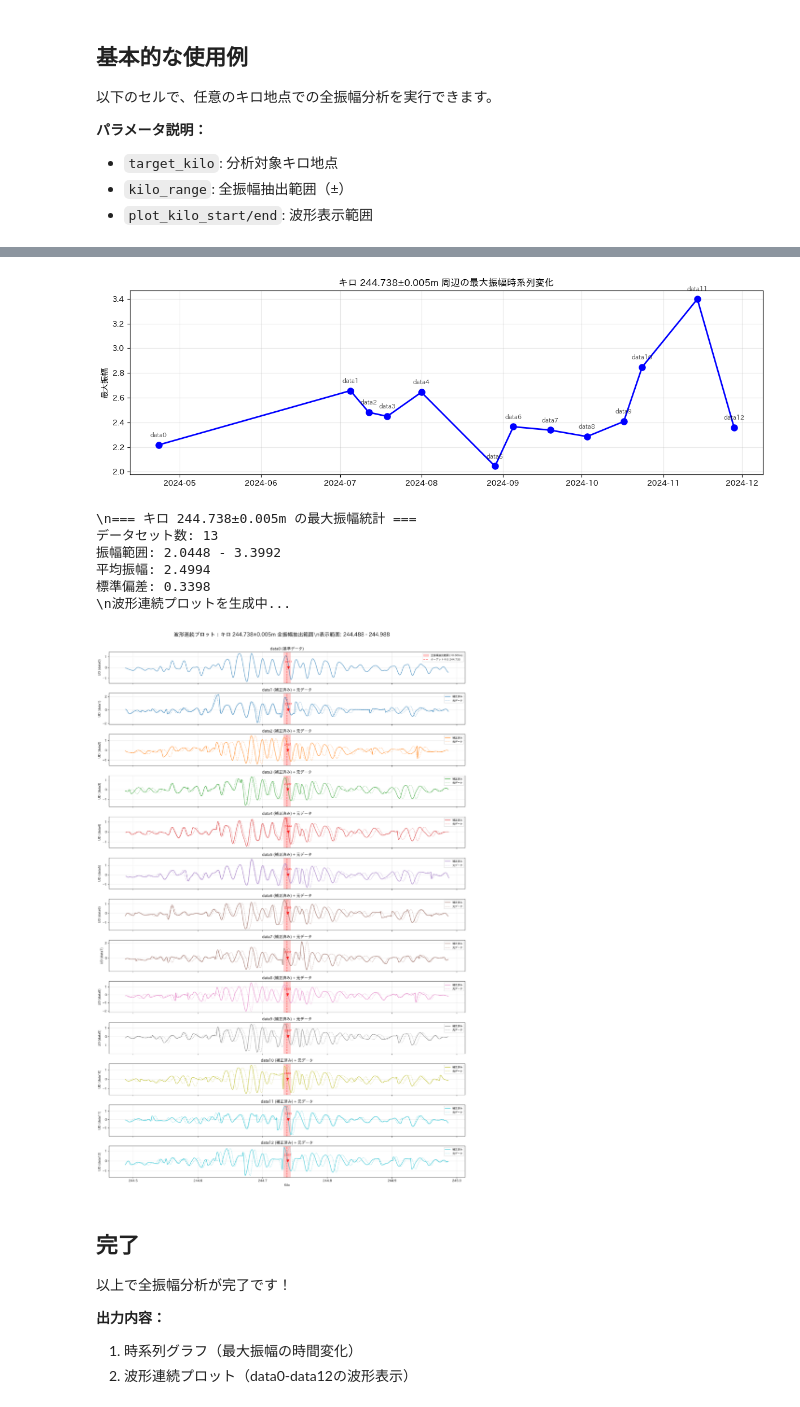
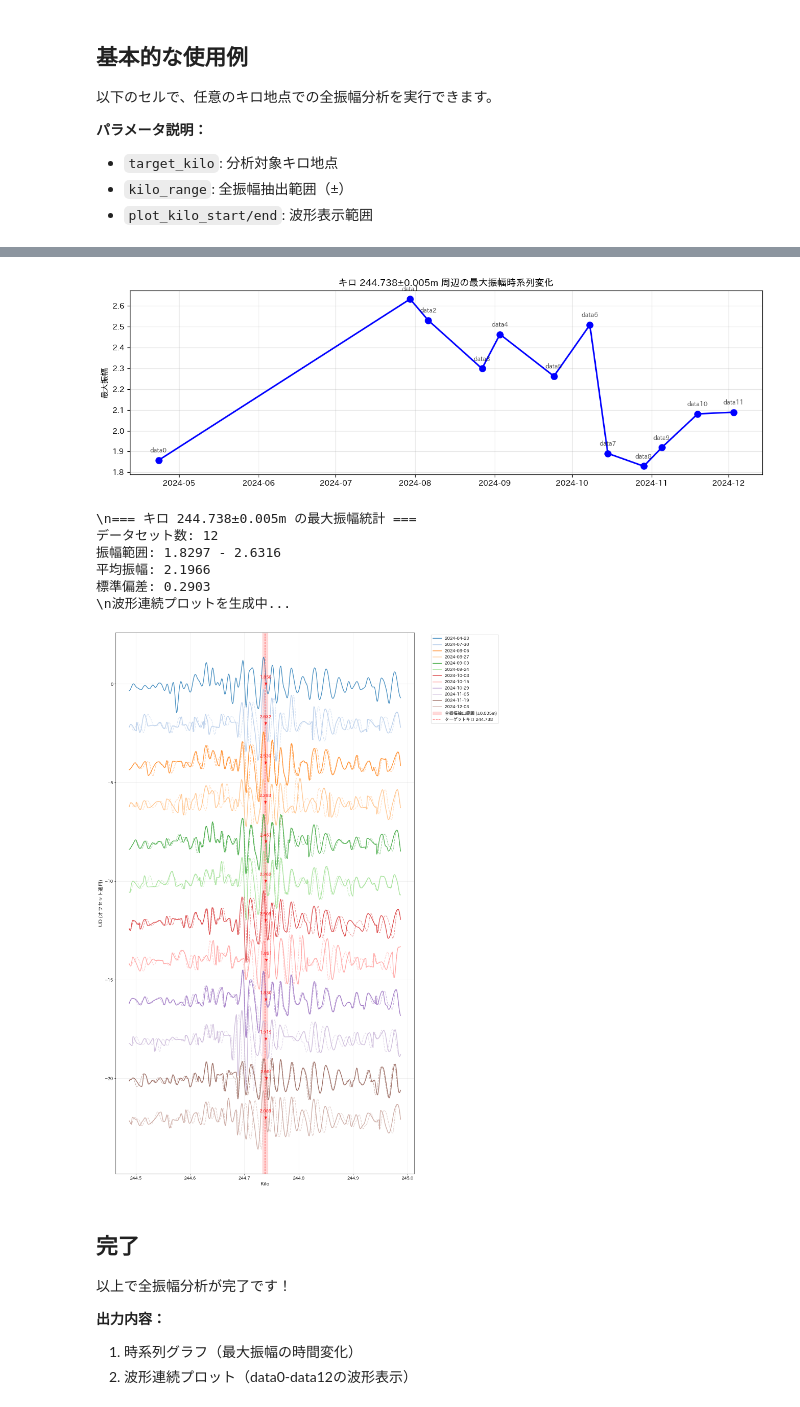
Before and after one commit to khtnk/motion_compare, a Jupyter notebook: data_matching_kilo.ipynb, the cells around one changed output, grey strips where cells are left out. Drawn from its saved outputs; the diff is of its cells as text; code cells hidden in the pictures.

```diff
--- a/data_matching_kilo.ipynb
+++ b/data_matching_kilo.ipynb
@@ -28,14 +28,49 @@ print("全振幅分析ツールを読み込みました。")
 # target_kilo=283.487
 target_kilo=244.738
 
+# reference_path = 'data/up/NO1389_20240423122158/motion/df_acc.csv'
+
+# dataset_info = {
+#         'data1': 'data/up/NO1988_20240705085641/motion/df_acc.csv',
+#         'data2': 'data/up/NO2011_20240712095214/motion/df_acc.csv',
+#         'data3': 'data/up/NO2029_20240719085547/motion/df_acc.csv',
+#         'data4': 'data/up/NO2051_20240801095015/motion/df_acc.csv',
+#         'data5': 'data/up/NO2118_20240829085511/motion/df_acc.csv',
+#         'data6': 'data/up/NO2128_20240905085546/motion/df_acc.csv',
+#         'data7': 'data/up/NO2154_20240919085623/motion/df_acc.csv',
+#         'data8': 'data/up/NO2161_20241003085613/motion/df_acc.csv',
+#         'data9': 'data/up/NO2186_20241017085549/motion/df_acc.csv',
+#         'data10': 'data/up/NO2204_20241024085540/motion/df_acc.csv',
+#         'data11': 'data/up/NO2327_20241114135826/motion/df_acc.csv',
+#         'data12': 'data/up/NO2400_20241128141034/motion/df_acc.csv'
+#     }
+
+reference_path = 'data/down/NO1386_20240423094228/motion/df_acc.csv'
+
+dataset_info = {
+        'data1': 'data/down/NO2041_20240730093645/motion/df_acc.csv',
+        'data2': 'data/down/NO2059_20240806093743/motion/df_acc.csv',
+        'data3': 'data/down/NO2096_20240827093633/motion/df_acc.csv',
+        'data4': 'data/down/NO2124_20240903093404/motion/df_acc.csv',
+        'data5': 'data/down/NO2155_20240924093457/motion/df_acc.csv',
+        'data6': 'data/down/NO2167_20241008094156/motion/df_acc.csv',
+        'data7': 'data/down/NO2179_20241015093941/motion/df_acc.csv',
+        'data8': 'data/down/NO2223_20241029094053/motion/df_acc.csv',
+        'data9': 'data/down/NO2251_20241105112847/motion/df_acc.csv',
+        'data10': 'data/down/NO2353_20241119113521/motion/df_acc.csv',
+        'data11': 'data/down/NO2419_20241203113546/motion/df_acc.csv'
+    }
+
 result = plot_max_amplitude_timeseries_with_waveforms(
     target_kilo=target_kilo,      # 分析対象キロ
+    reference_path=reference_path,  # 参照データのパス
+    dataset_info=dataset_info,    # データセット情報
     kilo_range=0.005,        # 全振幅抽出範囲（±0.005m）
     plot_kilo_start=target_kilo-0.25,   # 波形表示開始キロ
     plot_kilo_end=target_kilo+0.25,      # 波形表示終了キロ
     analysis_kilo_start=target_kilo-0.25,  # 分析開始キロ
     analysis_kilo_end=target_kilo+0.25,    # 分析終了キロ
-    figsize=(16, 24)          # グラフのサイズ
+    figsize=(16, 2*len(dataset_info))          # グラフのサイズ
 )
 # %% [output]
 === 全振幅時系列分析（波形表示付き） ===
@@ -58,11 +93,11 @@ result = plot_max_amplitude_timeseries_with_waveforms(
-[figure, old version]
+[figure, new version]
 \n=== キロ 244.738±0.005m の最大振幅統計 ===
-データセット数: 13
-振幅範囲: 2.0448 - 3.3992
-平均振幅: 2.4994
-標準偏差: 0.3398
+データセット数: 12
+振幅範囲: 1.8297 - 2.6316
+平均振幅: 2.1966
+標準偏差: 0.2903
 \n波形連続プロットを生成中...
-[figure, old version]
+[figure, new version]
 # %% [markdown]
 ## 完了
 
```
Also changed, not shown: parts of 1 cell of this notebook.
